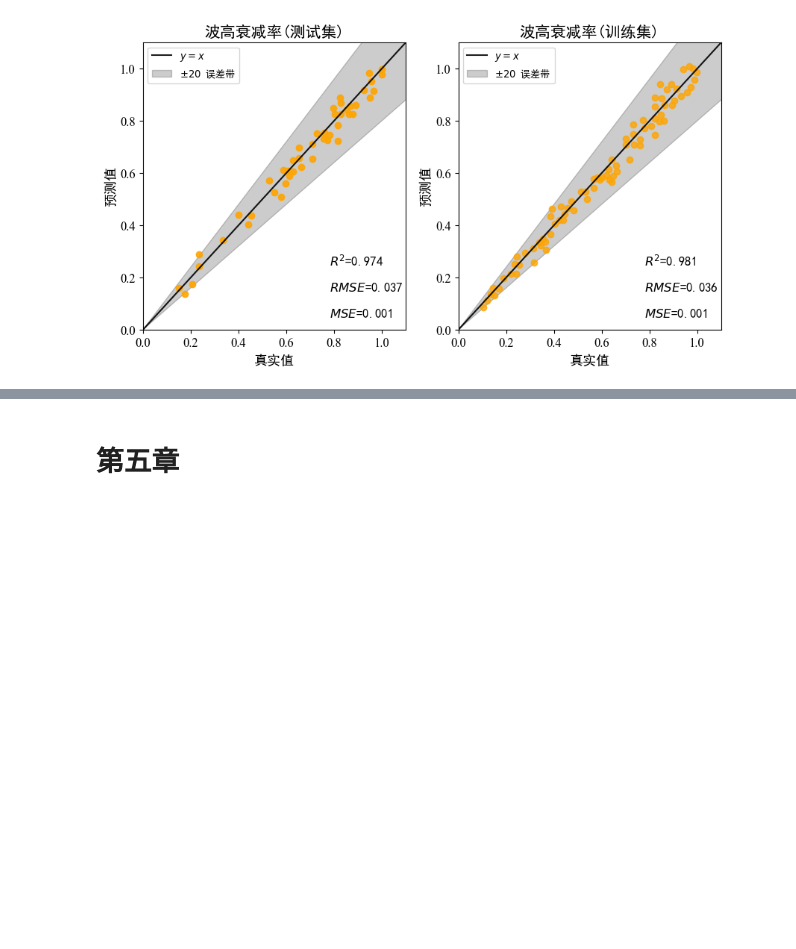
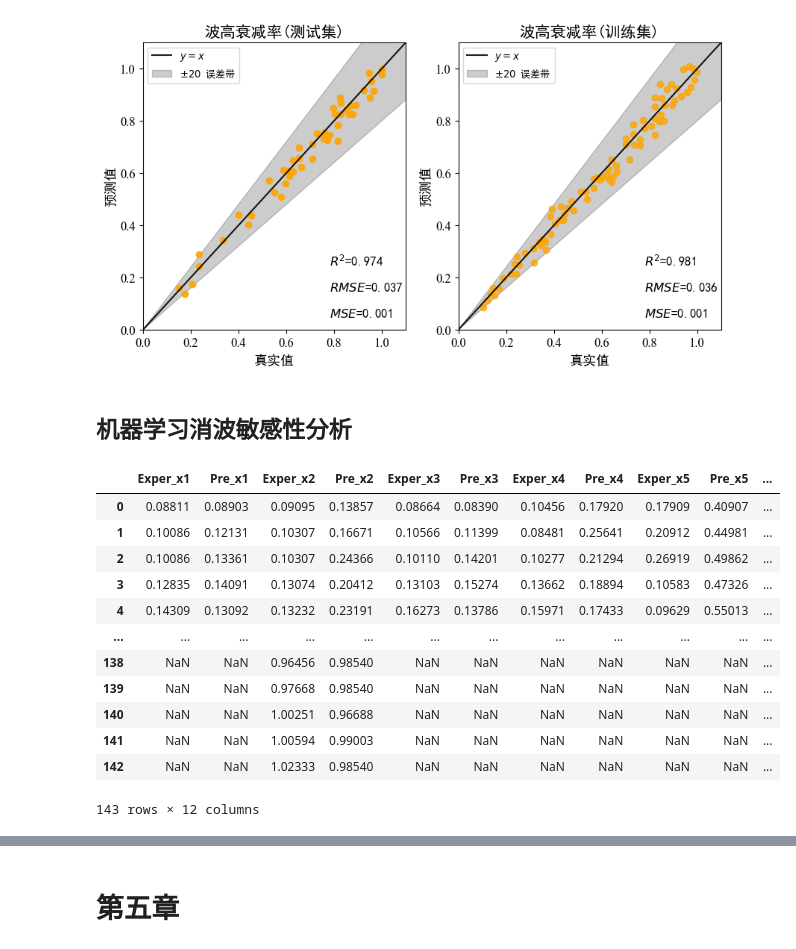
Before and after one commit to jackyvava/CodeWaveVegetation, a Jupyter notebook: code.ipynb, the cells around one changed output, grey strips where cells are left out. Cells and saved outputs as stored; diff of their text form; code cells hidden in the pictures; blank space fills up the shorter version.

```diff
--- a/code.ipynb
+++ b/code.ipynb
@@ -2406,3 +2406,5 @@ plt.text(0.78,0.05,'$R^2$=%.3f\n\n$RMSE$=%.3f\n\n$MSE$=%.3f'%(r_train,rmse_train
 plt.savefig('图片/第四章/波高衰减率_改.png',dpi=500,bbox_inches='tight')
 # %% [output]
 [figure]
+# %% [markdown]
+## 机器学习消波敏感性分析
@@ -2408,0 +2425,22 @@ plt.savefig('图片/第四章/波高衰减率_改.png',dpi=500,bbox_inches='tigh
+# %%
+plt.rcParams['font.sans-serif'] = ['SimHei']  # 用来正常显示中文标签
+plt.rcParams['axes.unicode_minus'] = False  # 用来正常显示负号
+pd.set_option('display.max_columns', None)# 显示所有列
+pd.set_option('display.max_rows', 50) # 最多显示200行
+# %%
+data = pd.read_csv("论文数据/第四章/衰减率敏感性分析_改.csv")
+data
+# %% [output]
+|  | Exper_x1 | Pre_x1 | Exper_x2 | Pre_x2 | Exper_x3 | Pre_x3 | Exper_x4 | Pre_x4 | Exper_x5 | Pre_x5 | ... |
+| 0 | 0.08811 | 0.08903 | 0.09095 | 0.13857 | 0.08664 | 0.08390 | 0.10456 | 0.17920 | 0.17909 | 0.40907 | ... |
+| 1 | 0.10086 | 0.12131 | 0.10307 | 0.16671 | 0.10566 | 0.11399 | 0.08481 | 0.25641 | 0.20912 | 0.44981 | ... |
+| 2 | 0.10086 | 0.13361 | 0.10307 | 0.24366 | 0.10110 | 0.14201 | 0.10277 | 0.21294 | 0.26919 | 0.49862 | ... |
+| 3 | 0.12835 | 0.14091 | 0.13074 | 0.20412 | 0.13103 | 0.15274 | 0.13662 | 0.18894 | 0.10583 | 0.47326 | ... |
+| 4 | 0.14309 | 0.13092 | 0.13232 | 0.23191 | 0.16273 | 0.13786 | 0.15971 | 0.17433 | 0.09629 | 0.55013 | ... |
+| ... | ... | ... | ... | ... | ... | ... | ... | ... | ... | ... | ... |
+| 138 | NaN | NaN | 0.96456 | 0.98540 | NaN | NaN | NaN | NaN | NaN | NaN | ... |
+| 139 | NaN | NaN | 0.97668 | 0.98540 | NaN | NaN | NaN | NaN | NaN | NaN | ... |
+| 140 | NaN | NaN | 1.00251 | 0.96688 | NaN | NaN | NaN | NaN | NaN | NaN | ... |
+| 141 | NaN | NaN | 1.00594 | 0.99003 | NaN | NaN | NaN | NaN | NaN | NaN | ... |
+| 142 | NaN | NaN | 1.02333 | 0.98540 | NaN | NaN | NaN | NaN | NaN | NaN | ... |
+143 rows × 12 columns
```
Also changed, not shown: parts of 2 cells of this notebook, 1 other file.
